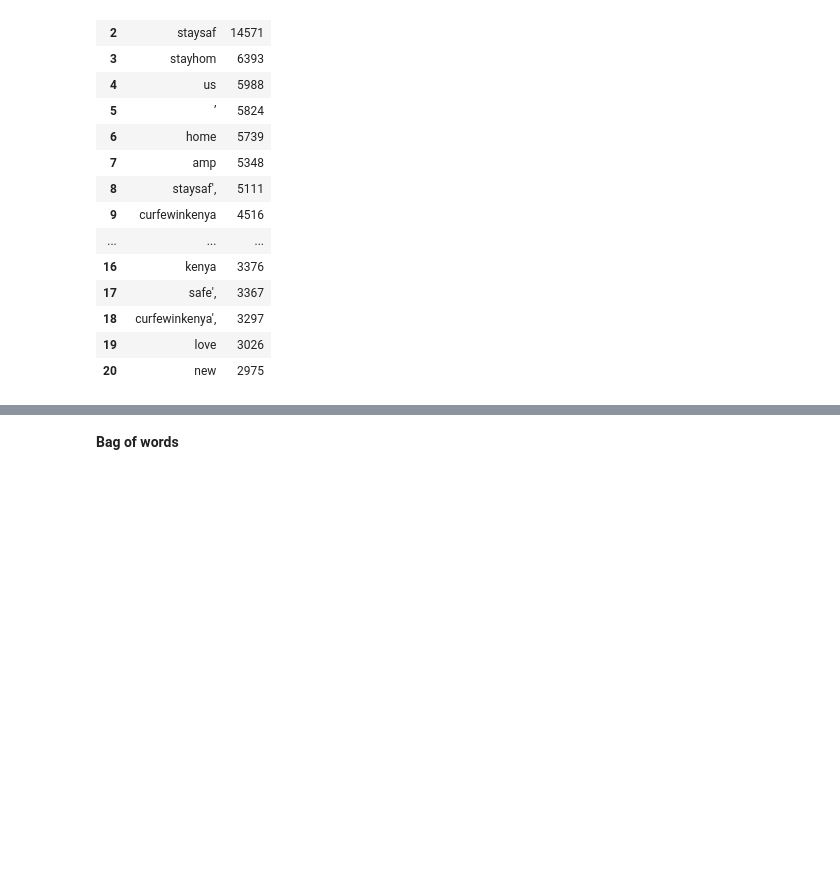
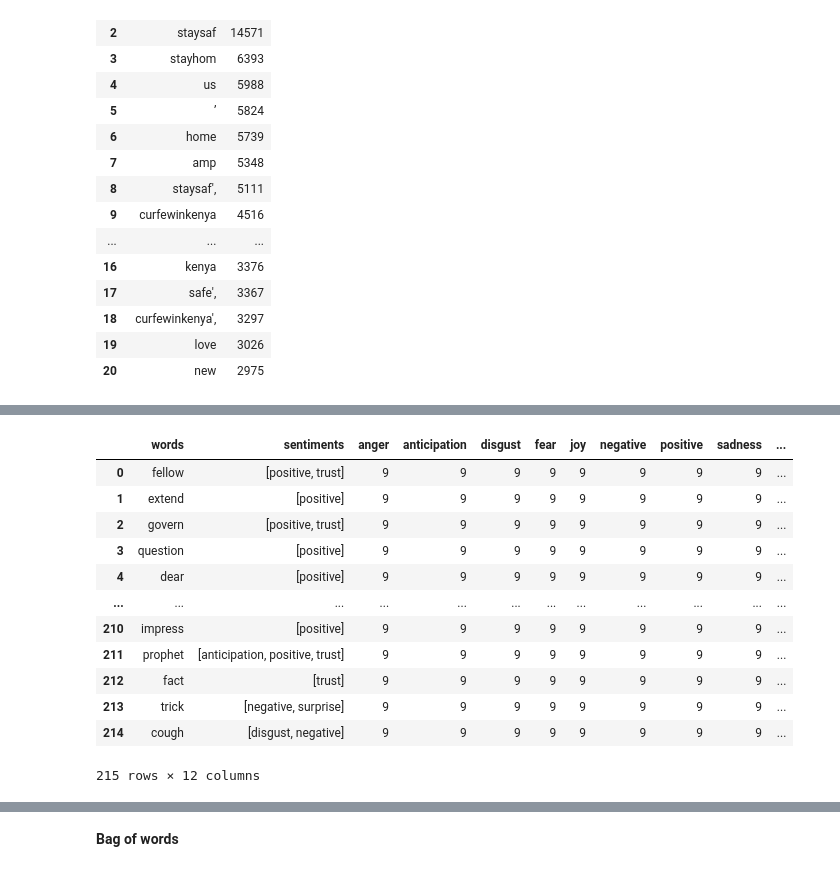
Before and after one commit to Grivine-19/Coronavirus-Sentiment-Analysis-Kenya, a Jupyter notebook: nairobi_county.ipynb, the cells around one changed output, grey strips where cells are left out. Saved outputs shown, nothing was run; the diff lists cells and outputs as text; code cells hidden in the pictures; blank space fills up the shorter version.

```diff
--- a/nairobi_county.ipynb
+++ b/nairobi_county.ipynb
@@ -578,0 +583,11 @@ temp.style.background_gradient(cmap = 'Blues')
+# %%
+#Convert the text_stem column to string type. nrclext only takes input of type str
+
+nairobi_df3['text_stem'] = nairobi_df3['text_stem'].astype(str)
+
+#Create a text object
+text_object = NRCLex(' '.join(nairobi_df3['text_stem']))
+
+#List emotional affect frequencies
+
+text_object.affect_frequencies
@@ -578,0 +612,3 @@ temp.style.background_gradient(cmap = 'Blues')
+# %%
+sentiment = sentiment_scores['Sentiment'].to_list()
+sentiment
@@ -578,0 +657,5 @@ temp.style.background_gradient(cmap = 'Blues')
+# %%
+#Create a dataframe with a dictionary of the sentiments
+
+sentiment_words = pd.DataFrame(list(text_object.affect_dict.items()),columns = ['words','sentiments'])
+sentiment_words
@@ -578,0 +676,18 @@ temp.style.background_gradient(cmap = 'Blues')
+# %%
+for y in sentiment:
+    sentiment_words[y] = 9
+sentiment_words
+# %% [output]
+|  | words | sentiments | anger | anticipation | disgust | fear | joy | negative | positive | sadness | ... |
+| 0 | fellow | [positive, trust] | 9 | 9 | 9 | 9 | 9 | 9 | 9 | 9 | ... |
+| 1 | extend | [positive] | 9 | 9 | 9 | 9 | 9 | 9 | 9 | 9 | ... |
+| 2 | govern | [positive, trust] | 9 | 9 | 9 | 9 | 9 | 9 | 9 | 9 | ... |
+| 3 | question | [positive] | 9 | 9 | 9 | 9 | 9 | 9 | 9 | 9 | ... |
+| 4 | dear | [positive] | 9 | 9 | 9 | 9 | 9 | 9 | 9 | 9 | ... |
+| ... | ... | ... | ... | ... | ... | ... | ... | ... | ... | ... | ... |
+| 210 | impress | [positive] | 9 | 9 | 9 | 9 | 9 | 9 | 9 | 9 | ... |
+| 211 | prophet | [anticipation, positive, trust] | 9 | 9 | 9 | 9 | 9 | 9 | 9 | 9 | ... |
+| 212 | fact | [trust] | 9 | 9 | 9 | 9 | 9 | 9 | 9 | 9 | ... |
+| 213 | trick | [negative, surprise] | 9 | 9 | 9 | 9 | 9 | 9 | 9 | 9 | ... |
+| 214 | cough | [disgust, negative] | 9 | 9 | 9 | 9 | 9 | 9 | 9 | 9 | ... |
+215 rows × 12 columns
```
Also changed, not shown: parts of 13 cells of this notebook.
